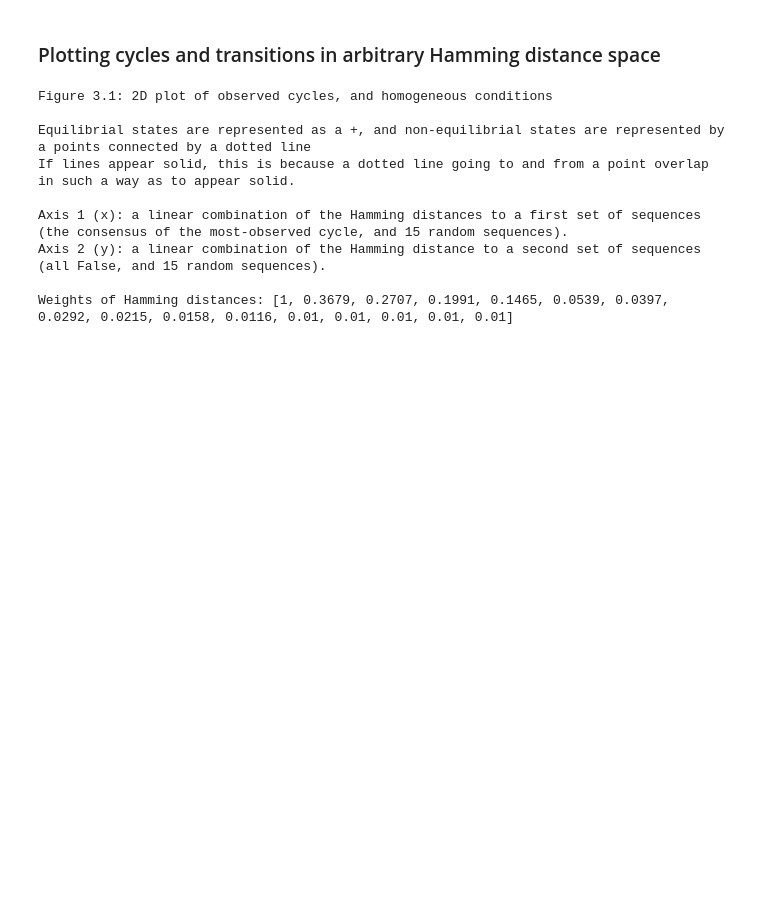
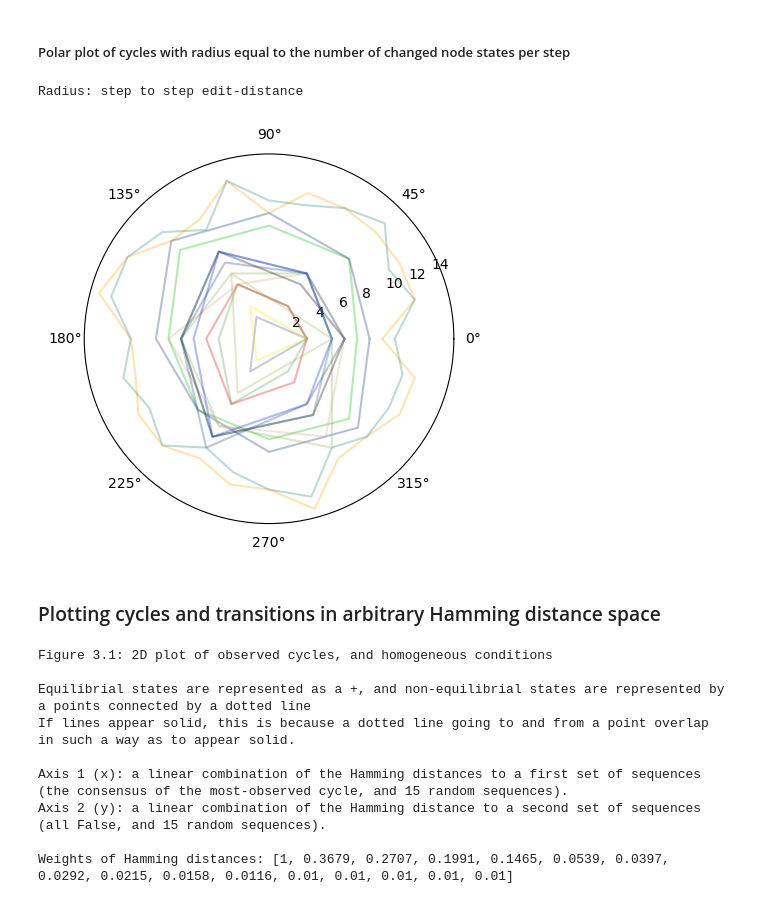
Before and after one commit to AlanBeem/OOP_BooleanNetwork_Abundances_miRNA, a Jupyter notebook: Examples.ipynb, the cells around one changed output. Saved outputs shown, nothing was run; the diff lists cells and outputs as text; code cells hidden in the pictures; blank space fills up the shorter version.

```diff
--- a/Examples.ipynb
+++ b/Examples.ipynb
@@ -13,3 +23,10 @@ Cycle lengths: [22, 12, 12, 12, 12, 10, 6, 6, 6, 6, 6, 6, 6, 6, 3, 3, 3, 3, 2, 2
+# %% [markdown]
+##### Polar plot of cycles with radius equal to the number of changed node states per step
+# %%
+plot_polar_cycles_bv(net, plot_one_period_if_true=True, bv_colors=setup_colors)
+# %% [output]
+Radius: step to step edit-distance
+[figure, added]
 # %% [markdown]
 ### Plotting cycles and transitions in arbitrary Hamming distance space
 # %%
```
Also changed, not shown: parts of 15 cells of this notebook, 2 other files.
